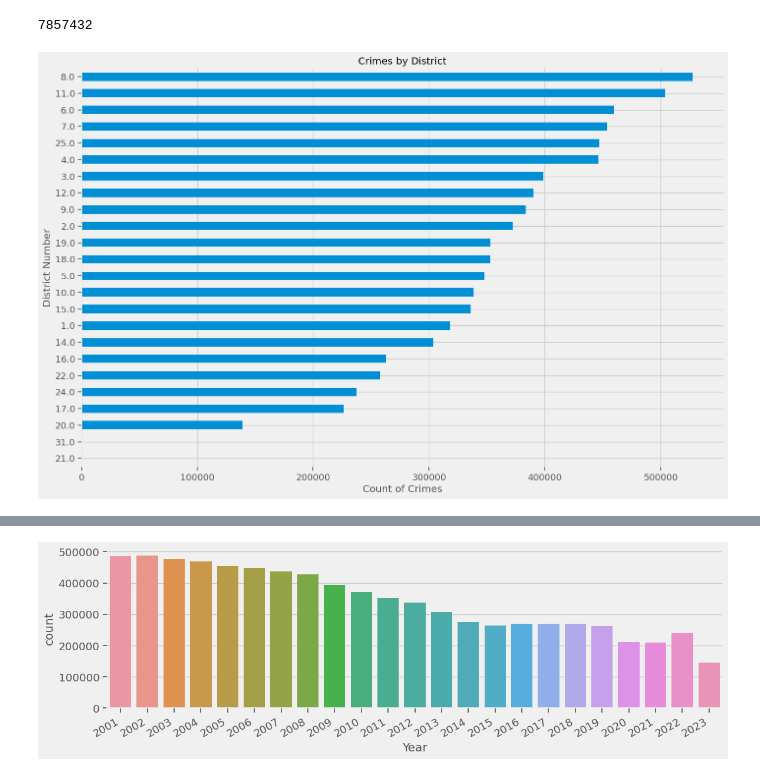
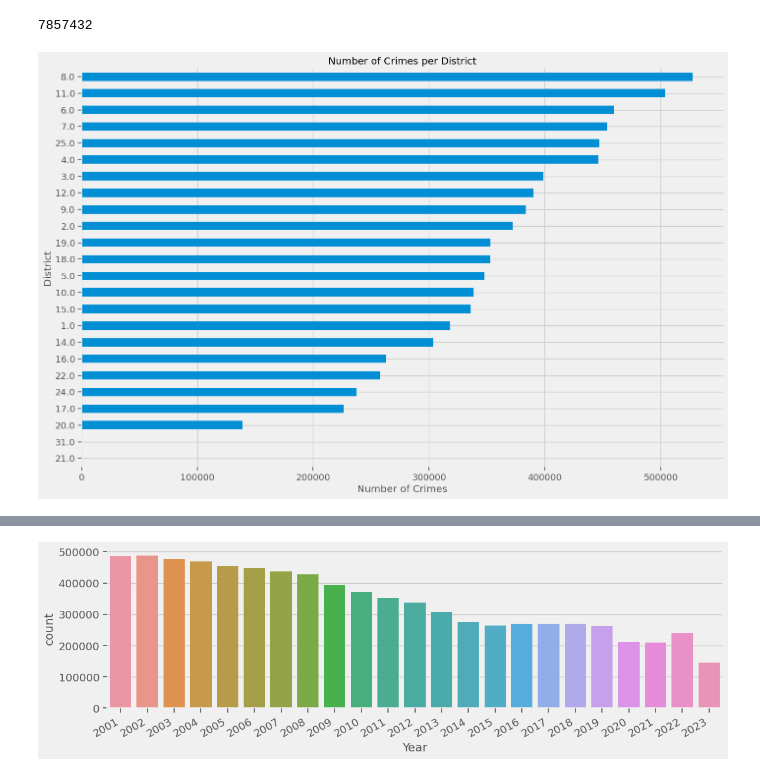
Before and after one commit to evany24/preparing-chicago-crime-data, a Jupyter notebook: Chicago Crime Data.ipynb, the cells around one changed output, grey strips where cells are left out. Drawn from its saved outputs; the diff is of its cells as text; code cells hidden in the pictures.

```diff
--- a/Chicago Crime Data.ipynb
+++ b/Chicago Crime Data.ipynb
@@ -182,5 +192,3 @@ Index(['ARSON', 'ASSAULT', 'BATTERY', 'BURGLARY',
        'PUBLIC PEACE VIOLATION', 'RITUALISM', 'ROBBERY', 'SEX OFFENSE',
        'STALKING', 'THEFT', 'WEAPONS VIOLATION'],
       dtype='object')
-# %%
-df['Primary Type'] = df['Primary Type'].replace({'CRIM SEXUAL ASSAULT': 'CRIMINAL SEXUAL ASSAULT'})
@@ -240,6 +242,6 @@ len(df1['Primary Type'].unique())
 # %%
-plot_1 = df1['District'].value_counts().sort_values()
-plot_1
+dcounts = df1['District'].value_counts().sort_values()
+dcounts
 # %% [output]
 21.0         4
 31.0       236
@@ -264,10 +266,10 @@ plot_1.values.sum()
 7857432
 # %%
 fig, ax = plt.subplots(figsize=(15, 10))
-plot_1.plot(kind='barh')
+dcounts.plot(kind='barh')
 
-plt.xlabel('Count of Crimes')
-plt.ylabel('District Number')
-plt.title('Crimes by District');
+plt.xlabel('Number of Crimes')
+plt.ylabel('District')
+plt.title('Number of Crimes per District');
 # %% [output]
-[figure, old version]
+[figure, new version]
```
Also changed, not shown: parts of 41 cells of this notebook.
